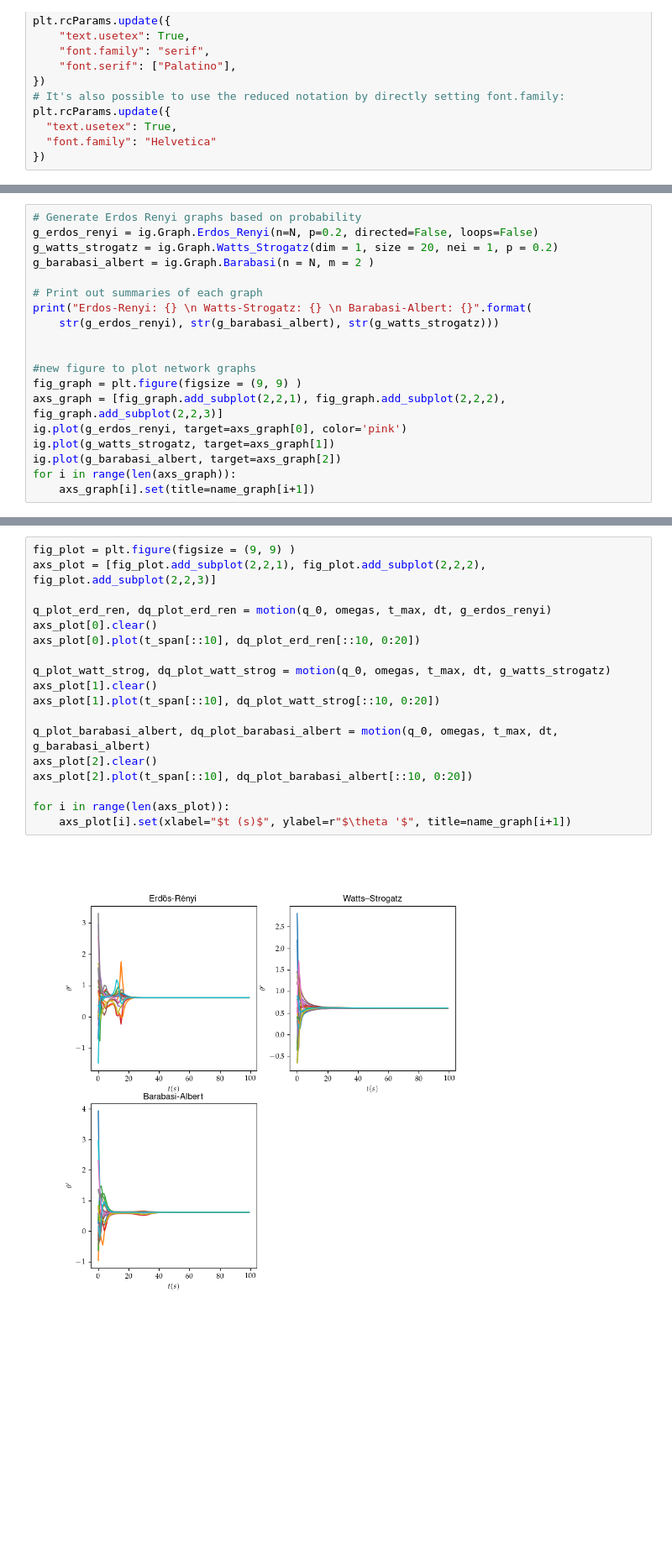
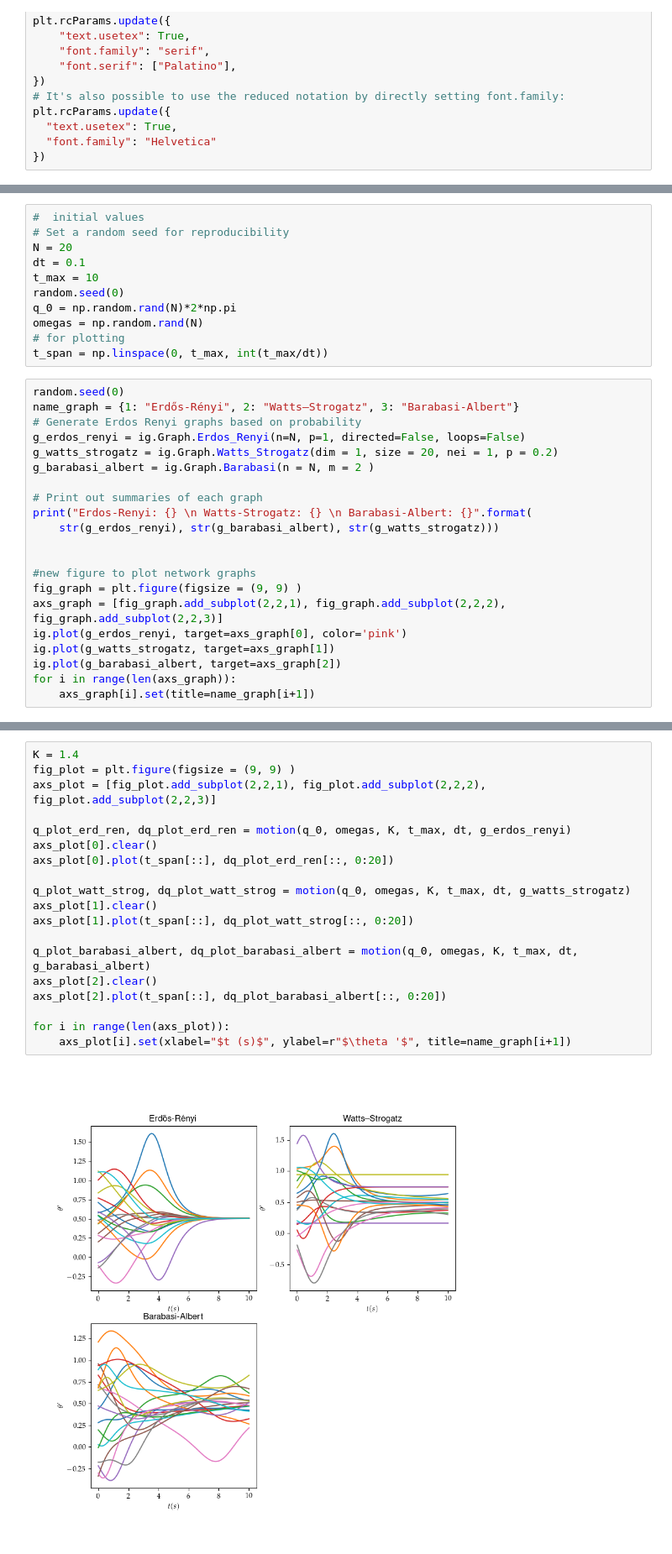
Before and after one commit to rodvals/BSc_thesis, a Jupyter notebook: Kuramoto_on_Graphs.ipynb, the cells around one changed output, grey strips where cells are left out. Shown at 84% size. Cells and saved outputs as stored; diff of their text form; blank space fills up the shorter version.

```diff
--- a/Kuramoto_on_Graphs.ipynb
+++ b/Kuramoto_on_Graphs.ipynb
@@ -86,6 +118,19 @@ name_graph = {1: "Erdős-Rényi", 2: "Watts–Strogatz", 3: "Barabasi-Albert"}
+# %%
+#  initial values
+# Set a random seed for reproducibility
+N = 20
+dt = 0.1
+t_max = 10
+random.seed(0)
+q_0 = np.random.rand(N)*2*np.pi
+omegas = np.random.rand(N)
+# for plotting
+t_span = np.linspace(0, t_max, int(t_max/dt))
 # %%
+random.seed(0)
+name_graph = {1: "Erdős-Rényi", 2: "Watts–Strogatz", 3: "Barabasi-Albert"}
 # Generate Erdos Renyi graphs based on probability
-g_erdos_renyi = ig.Graph.Erdos_Renyi(n=N, p=0.2, directed=False, loops=False)
+g_erdos_renyi = ig.Graph.Erdos_Renyi(n=N, p=1, directed=False, loops=False)
 g_watts_strogatz = ig.Graph.Watts_Strogatz(dim = 1, size = 20, nei = 1, p = 0.2)
 g_barabasi_albert = ig.Graph.Barabasi(n = N, m = 2 )
 
@@ -124,20 +169,21 @@ Erdos-Renyi: IGRAPH U--- 20 38 --
 # %%
+K = 1.4
 fig_plot = plt.figure(figsize = (9, 9) )
 axs_plot = [fig_plot.add_subplot(2,2,1), fig_plot.add_subplot(2,2,2), fig_plot.add_subplot(2,2,3)]
 
-q_plot_erd_ren, dq_plot_erd_ren = motion(q_0, omegas, t_max, dt, g_erdos_renyi)
+q_plot_erd_ren, dq_plot_erd_ren = motion(q_0, omegas, K, t_max, dt, g_erdos_renyi)
 axs_plot[0].clear()
-axs_plot[0].plot(t_span[::10], dq_plot_erd_ren[::10, 0:20])
+axs_plot[0].plot(t_span[::], dq_plot_erd_ren[::, 0:20])
 
-q_plot_watt_strog, dq_plot_watt_strog = motion(q_0, omegas, t_max, dt, g_watts_strogatz)
+q_plot_watt_strog, dq_plot_watt_strog = motion(q_0, omegas, K, t_max, dt, g_watts_strogatz)
 axs_plot[1].clear()
-axs_plot[1].plot(t_span[::10], dq_plot_watt_strog[::10, 0:20])
+axs_plot[1].plot(t_span[::], dq_plot_watt_strog[::, 0:20])
 
-q_plot_barabasi_albert, dq_plot_barabasi_albert = motion(q_0, omegas, t_max, dt, g_barabasi_albert)
+q_plot_barabasi_albert, dq_plot_barabasi_albert = motion(q_0, omegas, K, t_max, dt, g_barabasi_albert)
 axs_plot[2].clear()
-axs_plot[2].plot(t_span[::10], dq_plot_barabasi_albert[::10, 0:20])
+axs_plot[2].plot(t_span[::], dq_plot_barabasi_albert[::, 0:20])
 
 for i in range(len(axs_plot)):
     axs_plot[i].set(xlabel="$t (s)$", ylabel=r"$\theta '$", title=name_graph[i+1])
 # %% [output]
-[figure, old version]
+[figure, new version]
```
Also changed, not shown: parts of 9 cells of this notebook.
